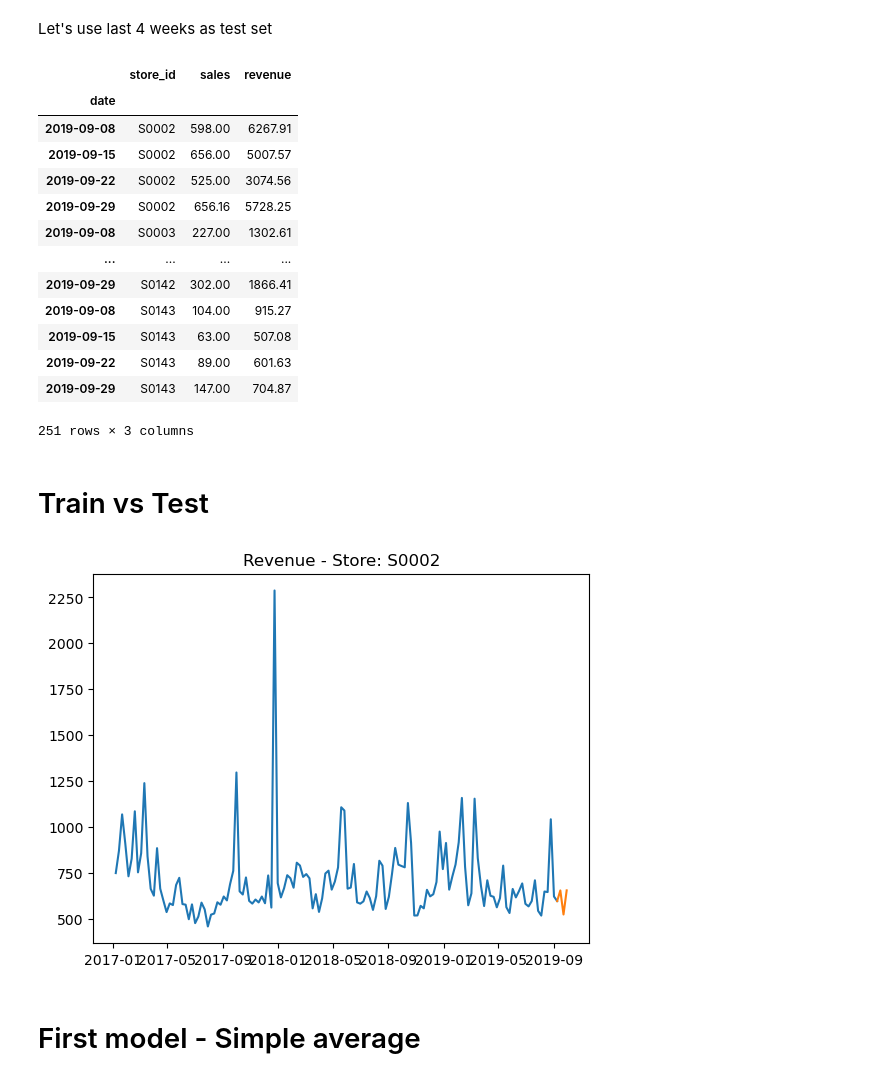
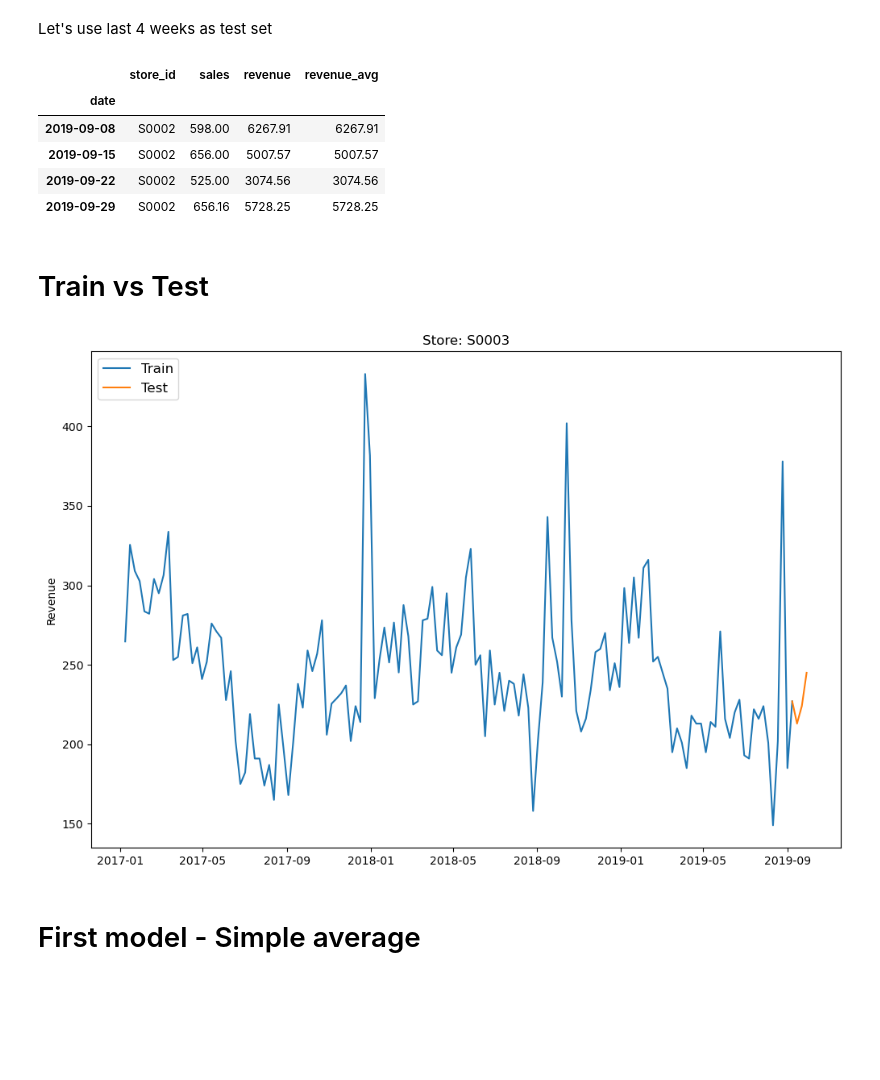
Before and after one commit to TIVEAA/Project_II, a Jupyter notebook: Revenue_forecast.ipynb, the cells around one changed output. Cells and saved outputs as stored; diff of their text form; code cells hidden in the pictures; blank space fills up the shorter version.

Commit message:
Add files via upload
Latest version of revenue forecast

```diff
--- a/Revenue_forecast.ipynb
+++ b/Revenue_forecast.ipynb
@@ -154,31 +188,26 @@ Let's use last 4 weeks as test set
 # %%
 train = sales_grouped_v2['2017-01-08' :'2019-09-08']
 test = sales_grouped_v2['2019-09-08' :'2019-09-29']
-test
+test[test["store_id"] == "S0002"]
 # %% [output]
-|  | store_id | sales | revenue |
-| date |  |  |  |
-| 2019-09-08 | S0002 | 598.00 | 6267.91 |
-| 2019-09-15 | S0002 | 656.00 | 5007.57 |
-| 2019-09-22 | S0002 | 525.00 | 3074.56 |
-| 2019-09-29 | S0002 | 656.16 | 5728.25 |
-| 2019-09-08 | S0003 | 227.00 | 1302.61 |
-| ... | ... | ... | ... |
-| 2019-09-29 | S0142 | 302.00 | 1866.41 |
-| 2019-09-08 | S0143 | 104.00 | 915.27 |
-| 2019-09-15 | S0143 | 63.00 | 507.08 |
-| 2019-09-22 | S0143 | 89.00 | 601.63 |
-| 2019-09-29 | S0143 | 147.00 | 704.87 |
+|  | store_id | sales | revenue | revenue_avg |
+| date |  |  |  |  |
+| 2019-09-08 | S0002 | 598.00 | 6267.91 | 6267.91 |
+| 2019-09-15 | S0002 | 656.00 | 5007.57 | 5007.57 |
+| 2019-09-22 | S0002 | 525.00 | 3074.56 | 3074.56 |
+| 2019-09-29 | S0002 | 656.16 | 5728.25 | 5728.25 |
-251 rows × 3 columns
 # %% [markdown]
 # Train vs Test
 # %%
-plt.plot(train[train["store_id"] == "S0002"].loc[:,"sales"], label = "Train")
-plt.plot(test[test["store_id"] == "S0002"].loc[:,"sales"],label = "Test")
-plt.title("Revenue - Store: S0002")
+plt.figure(figsize=(12,8))
+plt.plot(train[train["store_id"] == "S0003"].loc[:,"sales"], label = "Train")
+plt.plot(test[test["store_id"] == "S0003"].loc[:,"sales"],label = "Test")
+plt.title("Store: S0003")
+plt.legend(loc="upper left", fontsize="12")
+plt.ylabel("Revenue")
 plt.show()
 # %% [output]
-[figure, old version]
+[figure, new version]
 # %% [markdown]
 # First model - Simple average
 # %%
```
Also changed, not shown: parts of 39 cells of this notebook.
